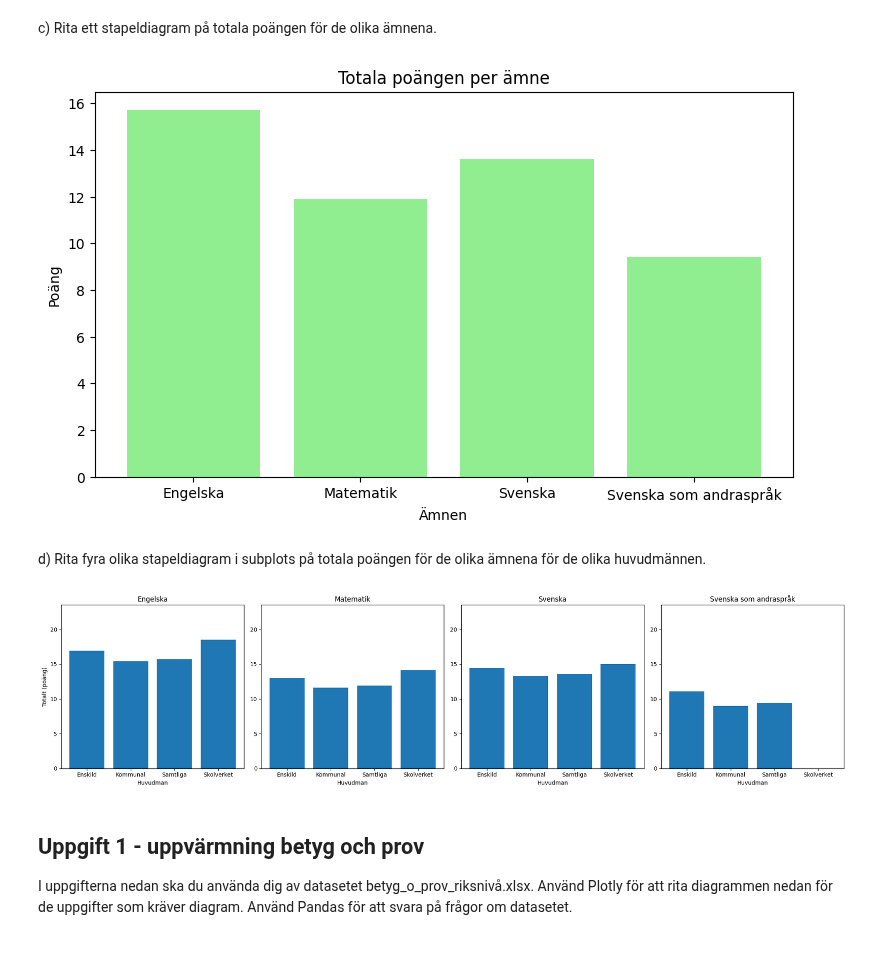
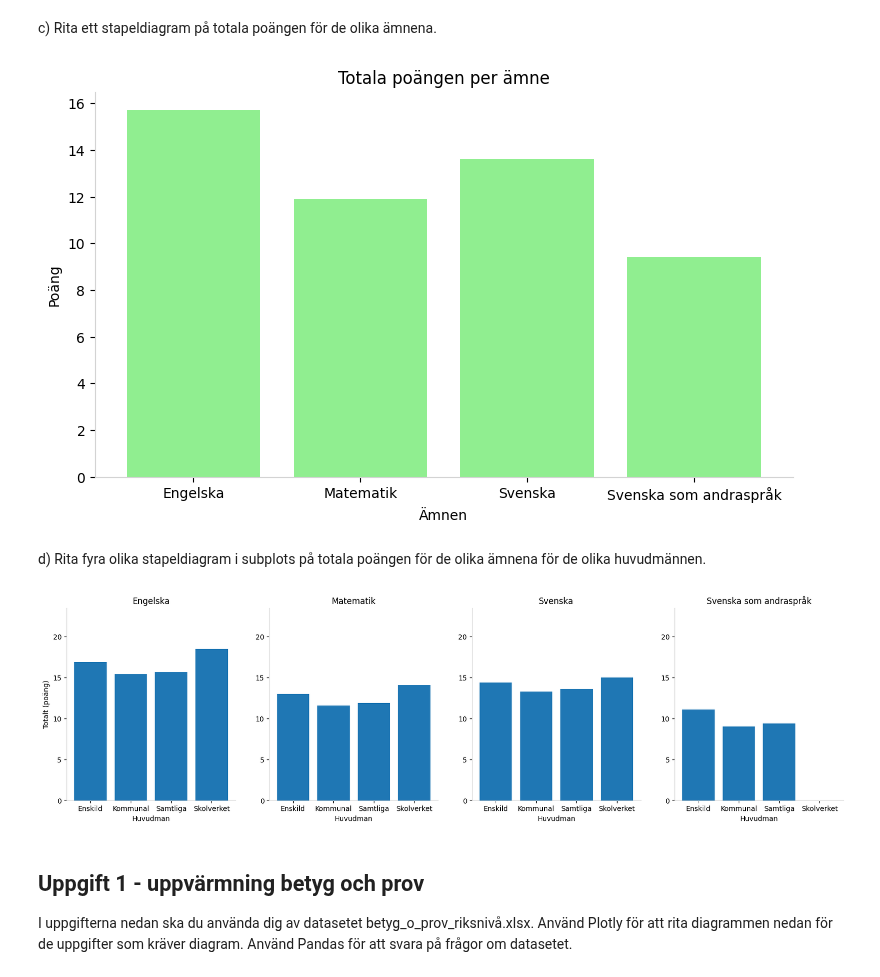
Before and after one commit to Joelholmb/Joel-Holmberg-OPA23, a Jupyter notebook: Labbar/Labb2.ipynb, the cells around one changed output. Drawn from its saved outputs; the diff is of its cells as text; code cells hidden in the pictures; blank space fills up the shorter version.

Commit message:
removed spines and changed color for better contrast

```diff
--- a/Labbar/Labb2.ipynb
+++ b/Labbar/Labb2.ipynb
@@ -82,42 +82,52 @@ plt.bar(subjects, points, color="Lightgreen")
 plt.title("Totala poängen per ämne")
 plt.xlabel("Ämnen")
 plt.ylabel("Poäng")
+
+plt.gca().spines["top"].set_visible(False)
+plt.gca().spines["right"].set_visible(False)
+plt.gca().spines["left"].set_color("lightgray")
+plt.gca().spines["bottom"].set_color("lightgray")
+
 plt.savefig("Labb2_visualiseringar/upg_c.png")
 plt.show()
 # %% [output]
-[figure, old version]
+[figure, new version]
 # %% [markdown]
 d) Rita fyra olika stapeldiagram i subplots på totala poängen för de olika ämnena för de olika huvudmännen.
 # %%
 # Konvertera 'Totalt (poäng)' till flyttal för varje DataFrame
 for df in dataframes.values():
     df["Totalt (poäng)"] = pd.to_numeric(df["Totalt (poäng)"], errors='coerce')
 
 # Skapar en figur och subplots för varje ämne
 fig, axs = plt.subplots(1, len(subjects), figsize=(20, 5))
 
 # Hittar det högsta värdet bland alla staplar i alla DataFrames
 max_y_value = max(df['Totalt (poäng)'].max() for df in dataframes.values()) + 5  # Lägger till 5 enheter
 
 
 # Itererar över varje ämne och skapar ett stapeldiagram i varje subplot
 for i, subject in enumerate(subjects):
     df_subject = dataframes[subject]
     # Vi grupperar data efter 'Huvudman' och beräknar summan av 'Totalt (poäng)'
     df_grouped = df_subject.groupby("Huvudman")["Totalt (poäng)"].sum().reset_index()
     # Skapar stapeldiagrammet
     axs[i].bar(df_grouped["Huvudman"], df_grouped["Totalt (poäng)"])
     axs[i].set_title(subject)
     axs[i].set_xlabel("Huvudman")
     axs[i].set_ylim(0, max_y_value)  # Justerar y-axeln enligt det beräknade maxvärdet
     if i == 0:  # Sätter y-axelns etikett endast för första subploten
         axs[i].set_ylabel("Totalt (poäng)")
 
-plt.tight_layout()
+    axs[i].spines["top"].set_visible(False)
+    axs[i].spines["right"].set_visible(False)
+    axs[i].spines["left"].set_color("lightgray")
+    axs[i].spines["bottom"].set_color("lightgray")
+
 plt.savefig("Labb2_visualiseringar/upg_d.png")
 plt.show()
 # %% [output]
-[figure, old version]
+[figure, new version]
 # %% [markdown]
 ## Uppgift 1 - uppvärmning betyg och prov
 I uppgifterna nedan ska du använda dig av datasetet betyg_o_prov_riksnivå.xlsx. Använd Plotly för att rita diagrammen
```
